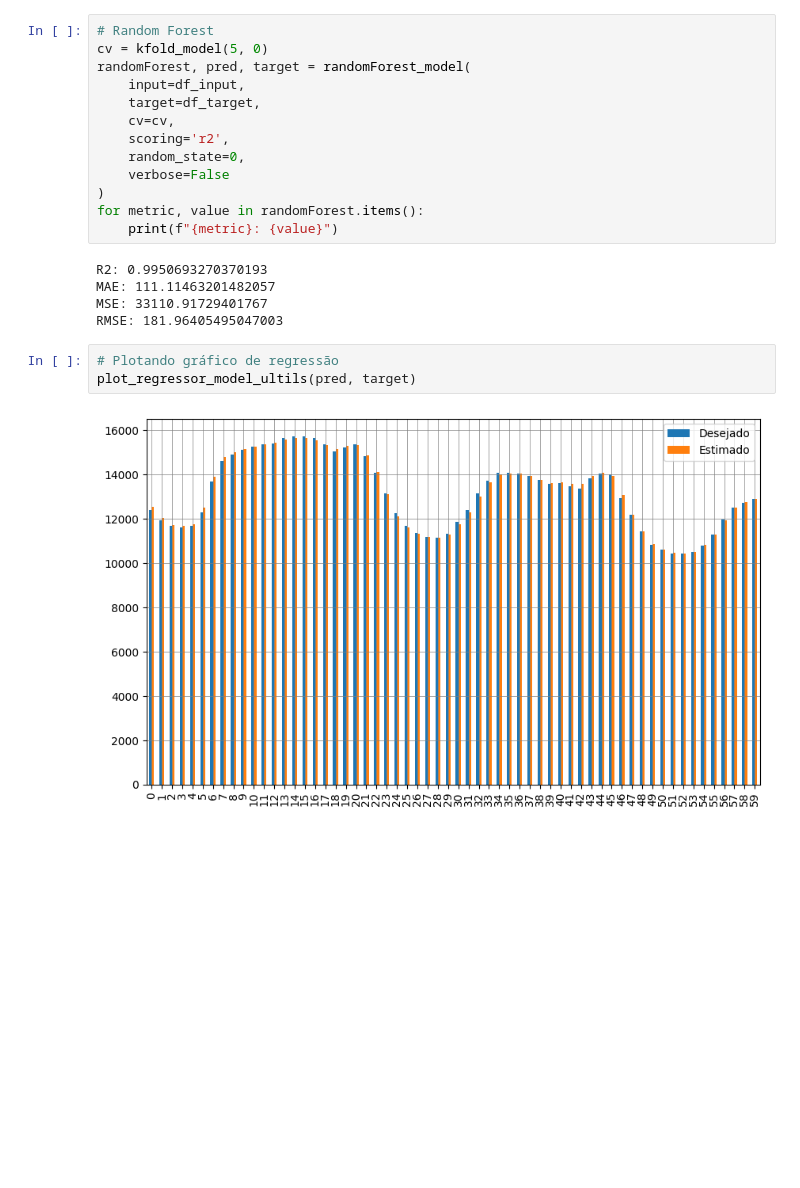
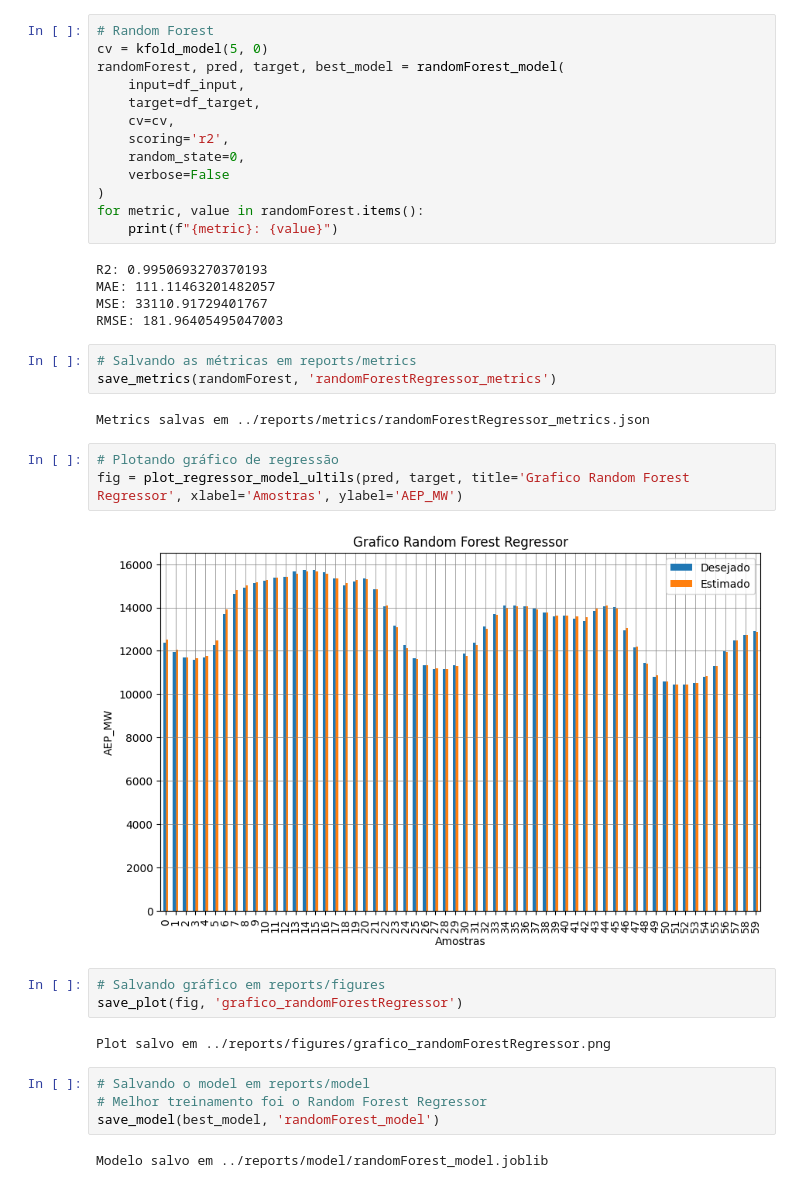
Before and after one commit to Joao-gui/EnergyForecast, a Jupyter notebook: notebooks/03_modegalem.ipynb, the cells around one changed output. Drawn from its saved outputs; the diff is of its cells as text; blank space fills up the shorter version.

Commit message:
model load

```diff
--- a/notebooks/03_modegalem.ipynb
+++ b/notebooks/03_modegalem.ipynb
@@ -68,7 +68,7 @@ Plot salvo em ../reports/figures/grafico_lineraRegression.png
 # %%
 # Random Forest
 cv = kfold_model(5, 0)
-randomForest, pred, target = randomForest_model(
+randomForest, pred, target, best_model = randomForest_model(
     input=df_input,
     target=df_target,
     cv=cv,
@@ -83,8 +83,24 @@ R2: 0.9950693270370193
 MAE: 111.11463201482057
 MSE: 33110.91729401767
 RMSE: 181.96405495047003
+# %%
+# Salvando as métricas em reports/metrics
+save_metrics(randomForest, 'randomForestRegressor_metrics')
+# %% [output]
+Metrics salvas em ../reports/metrics/randomForestRegressor_metrics.json
 # %%
 # Plotando gráfico de regressão
-plot_regressor_model_ultils(pred, target)
+fig = plot_regressor_model_ultils(pred, target, title='Grafico Random Forest Regressor', xlabel='Amostras', ylabel='AEP_MW')
 # %% [output]
-[figure, old version]
+[figure, new version]
+# %%
+# Salvando gráfico em reports/figures
+save_plot(fig, 'grafico_randomForestRegressor')
+# %% [output]
+Plot salvo em ../reports/figures/grafico_randomForestRegressor.png
+# %%
+# Salvando o model em reports/model
+# Melhor treinamento foi o Random Forest Regressor
+save_model(best_model, 'randomForest_model')
+# %% [output]
+Modelo salvo em ../reports/model/randomForest_model.joblib
```
Also changed, not shown: parts of 1 cell of this notebook, 7 other files.
